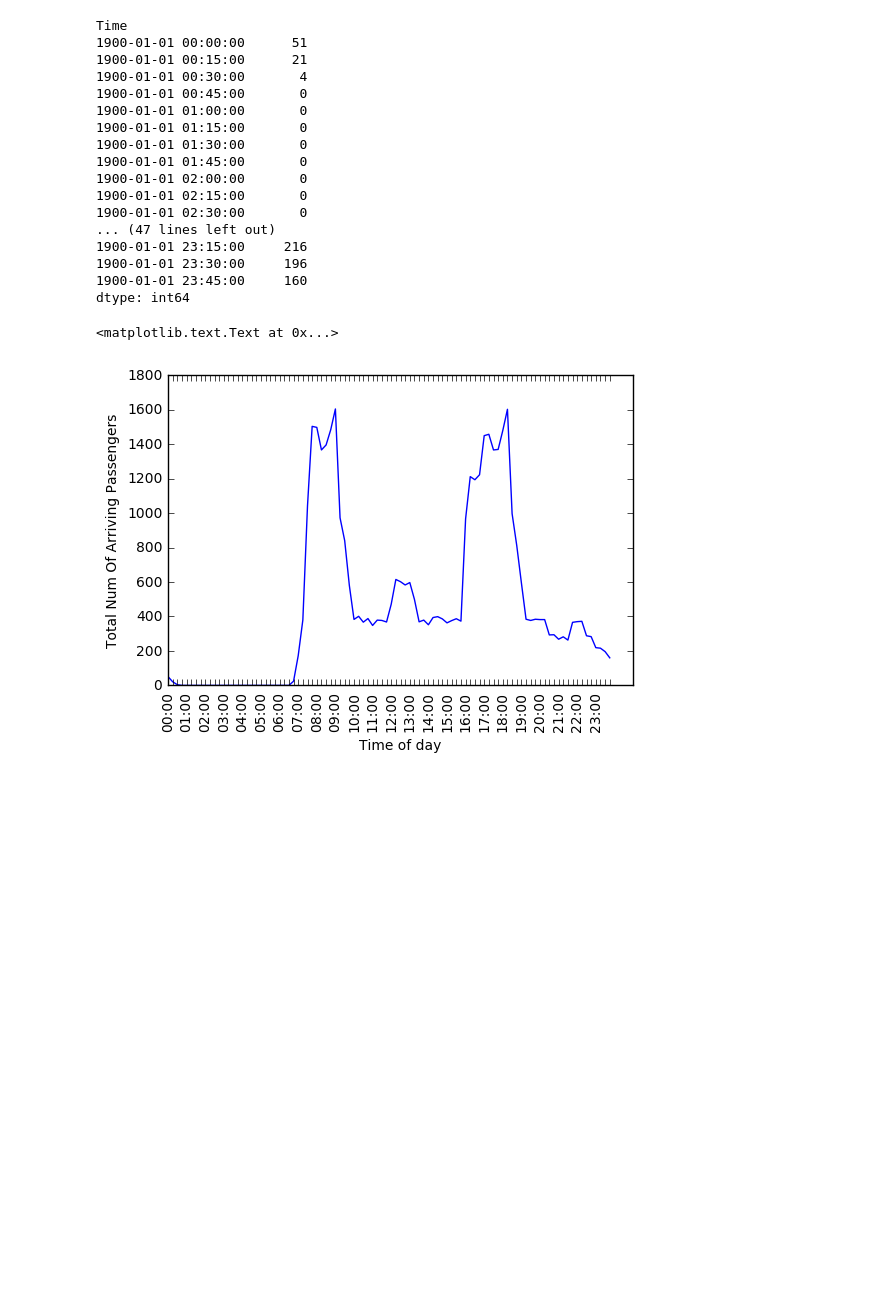
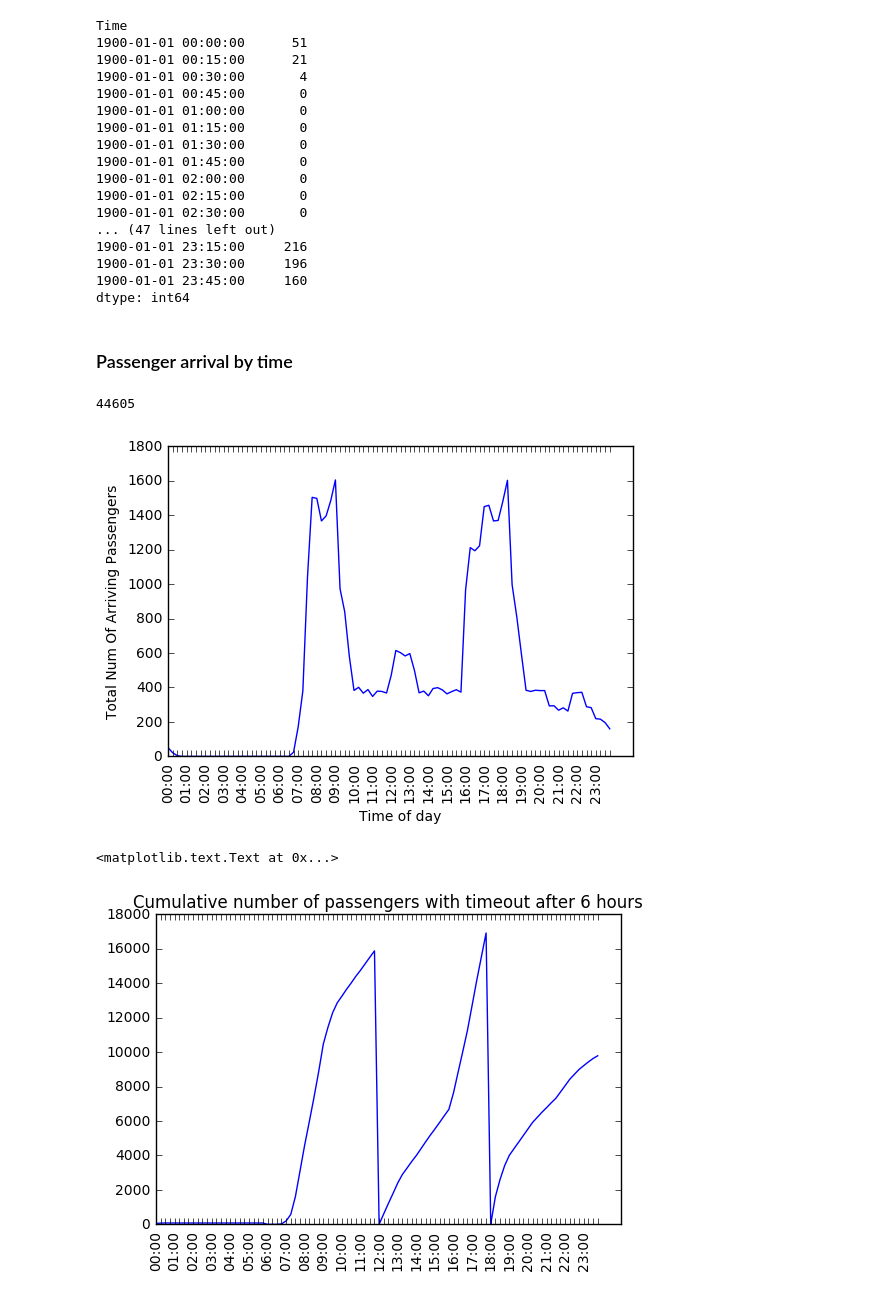
Before and after one commit to danakianfar/multi_agent_systems, a Jupyter notebook: Project/data exploration.ipynb, the cells around one changed output. Cells and saved outputs as stored; diff of their text form; code cells hidden in the pictures; blank space fills up the shorter version.

```diff
--- a/Project/data exploration.ipynb
+++ b/Project/data exploration.ipynb
@@ -97,6 +97,8 @@ Time
 1900-01-01 23:30:00     196
 1900-01-01 23:45:00     160
 dtype: int64
+# %% [markdown]
+### Passenger arrival by time
 # %%
 time_traffic = df.groupby('Time').sum().sum(axis=1)
 plt.plot(time_traffic.values)
@@ -106,6 +108,20 @@ labels = [label if i%int(len(labels)/20)==0 else '' for i, label in enumerate(la
 plt.xticks(list(range(0,len(time_traffic))), labels, rotation='vertical');
 xlabel('Time of day')
 ylabel('Total Num Of Arriving Passengers')
+print(time_traffic.values.sum())
 # %% [output]
-<matplotlib.text.Text at 0x...>
+44605
 [figure]
+# %%
+cumulative = np.cumsum(time_traffic.values)
+
+for i, c in enumerate(cumulative):
+    if i > 0 and i % 24 == 0 :
+        cumulative[i:] -= c
+
+plot(cumulative)
+plt.xticks(list(range(0,len(time_traffic))), labels, rotation='vertical');
+plt.title('Cumulative number of passengers with timeout after 6 hours')
+# %% [output]
+<matplotlib.text.Text at 0x...>
+[figure, added]
```
Also changed, not shown: parts of 3 cells of this notebook, 1 other file.
